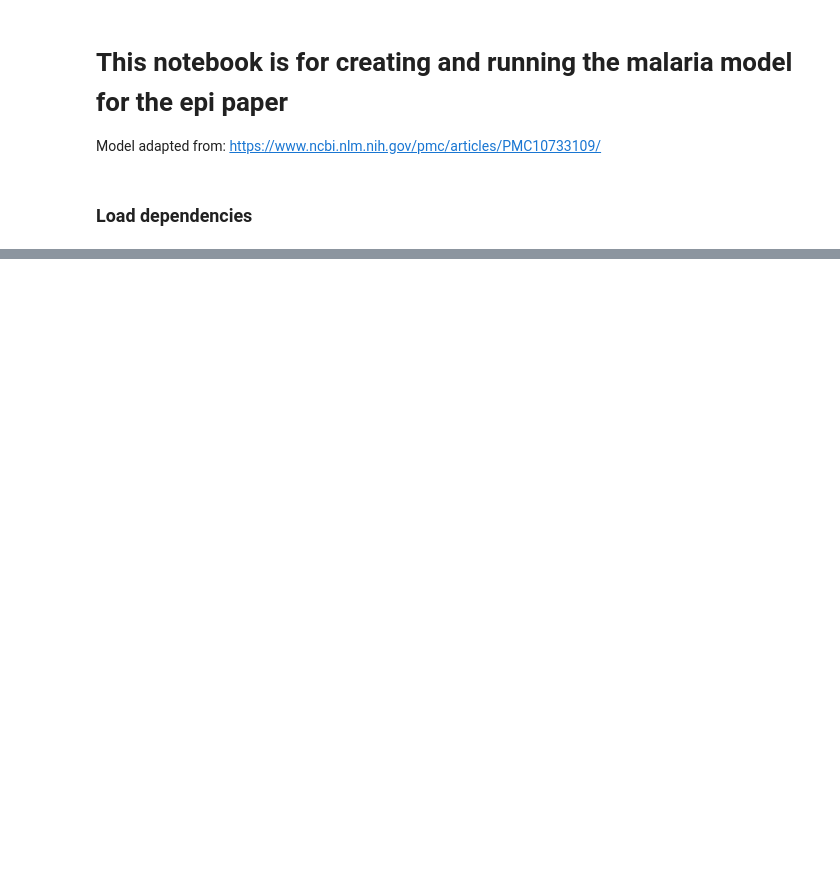
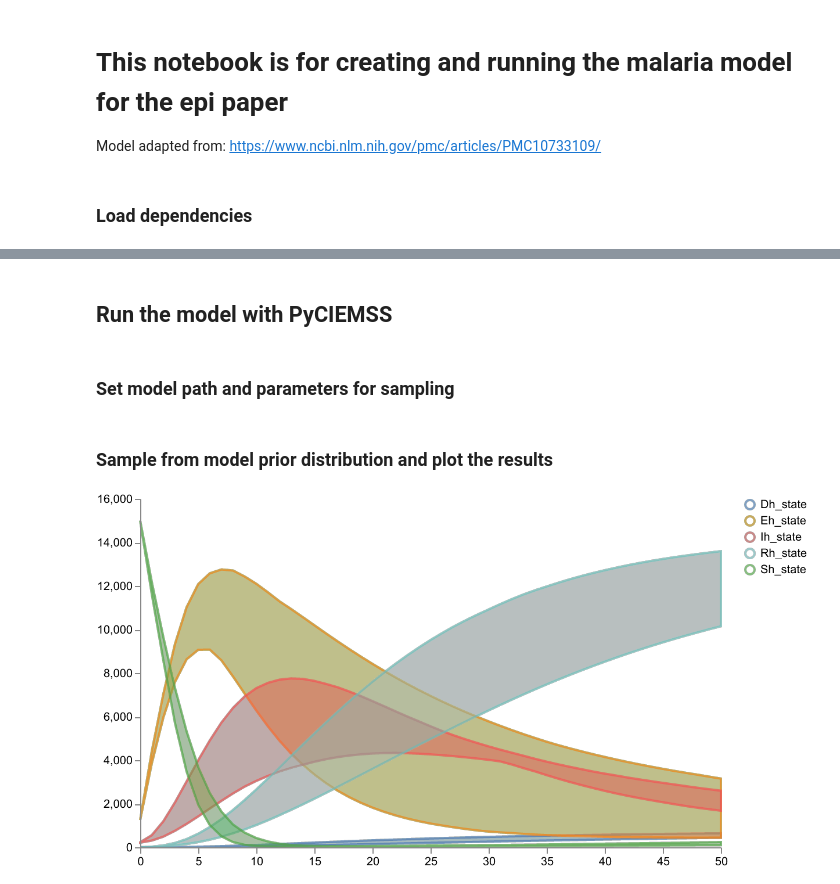
Before and after one commit to sabinala/pyciemss, a Jupyter notebook: docs/source/Malaria-model.ipynb, the cells around one changed output, grey strips where cells are left out. Drawn from its saved outputs; the diff is of its cells as text; code cells hidden in the pictures; blank space fills up the shorter version.

```diff
--- a/docs/source/Malaria-model.ipynb
+++ b/docs/source/Malaria-model.ipynb
@@ -33,0 +351,22 @@ from pyciemss.integration_utils.intervention_builder import (
+# %% [markdown]
+## Run the model with PyCIEMSS
+# %% [markdown]
+### Set model path and parameters for sampling
+# %%
+model = "malaria_model.json"
+num_samples = 200
+start_time = 0.0
+end_time = 50.0
+logging_step_size = 1.0
+# %% [markdown]
+### Sample from model prior distribution and plot the results
+# %%
+result = pyciemss.sample(model, end_time, logging_step_size, num_samples, start_time=start_time)
+# display(result1['data'].head())
+
+# Plot results for human states
+schema = plots.trajectories(result["data"], keep=".*h_state")
+plots.save_schema(schema, "_schema.json")
+plots.ipy_display(schema, dpi=150)
+# %% [output]
+[figure, added]
```
Also changed, not shown: parts of 43 cells of this notebook, 4 other files.
